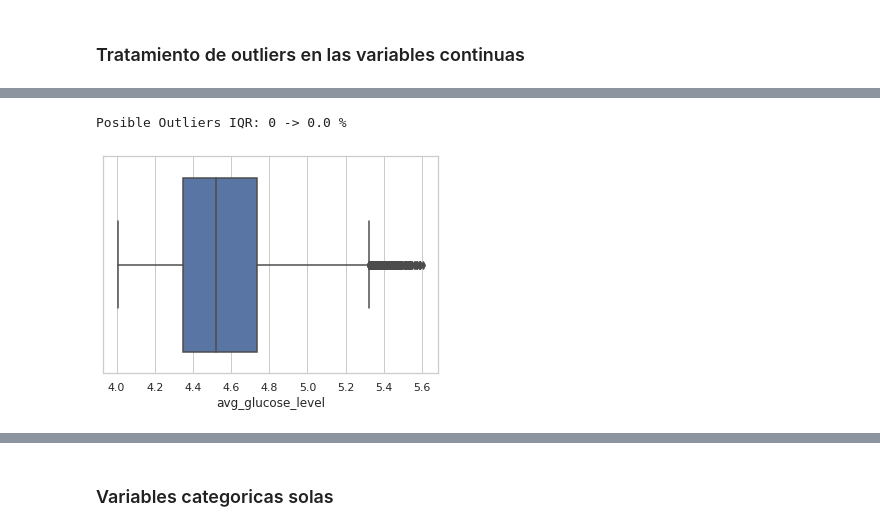
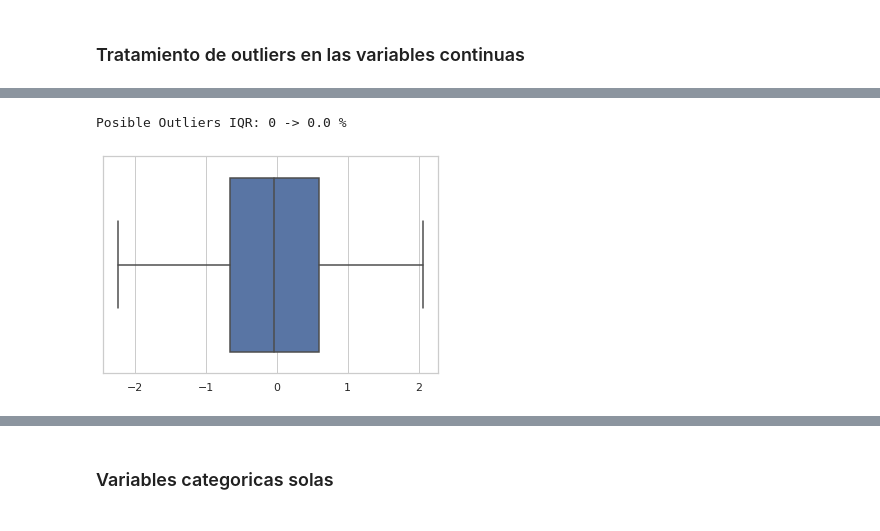
Before and after one commit to sumitkumarjethani/Stroke-Prediction, a Jupyter notebook: exploratory-data-analysis.ipynb, the cells around one changed output, grey strips where cells are left out. Saved outputs shown, nothing was run; the diff lists cells and outputs as text; code cells hidden in the pictures.

Commit message:
Box-cox transformation for outliers

```diff
--- a/exploratory-data-analysis.ipynb
+++ b/exploratory-data-analysis.ipynb
@@ -269,0 +268,5 @@ Se ha visto que aplicar el logaritmo neperiano sobre dichas variables, es decir
+# %%
+def box_cox_transformation(var):
+    power_transformer = preprocessing.PowerTransformer(method='box-cox')
+    var_transformed = power_transformer.fit_transform(var)
+    return (var_transformed, power_transformer.lambdas_)
@@ -269,0 +278,3 @@ Se ha visto que aplicar el logaritmo neperiano sobre dichas variables, es decir
+# %%
+bmi_transformed, lambda_bmi = box_cox_transformation(stroke_df[['bmi']])
+avg_glucose_level_transformed, lambda_avg_glucose_level = box_cox_transformation(stroke_df[['avg_glucose_level']])
@@ -270,9 +288,7 @@ Se ha visto que aplicar el logaritmo neperiano sobre dichas variables, es decir
 # %%
-ln_avg_glucose_level = stroke_df.avg_glucose_level.apply(np.log)
-sns.boxplot(ln_avg_glucose_level)
-
-posible_outliers = detect_outliers_iqr(ln_avg_glucose_level)
+sns.boxplot(avg_glucose_level_transformed)
+posible_outliers = detect_outliers_iqr(avg_glucose_level_transformed)
 print("\nPosible Outliers IQR:", posible_outliers, "->", posible_outliers/len(stroke_df.avg_glucose_level)*100 ,"%")
 # %% [output]
 Posible Outliers IQR: 0 -> 0.0 %
-[figure, old version]
+[figure, new version]
```
Also changed, not shown: parts of 17 cells of this notebook.
